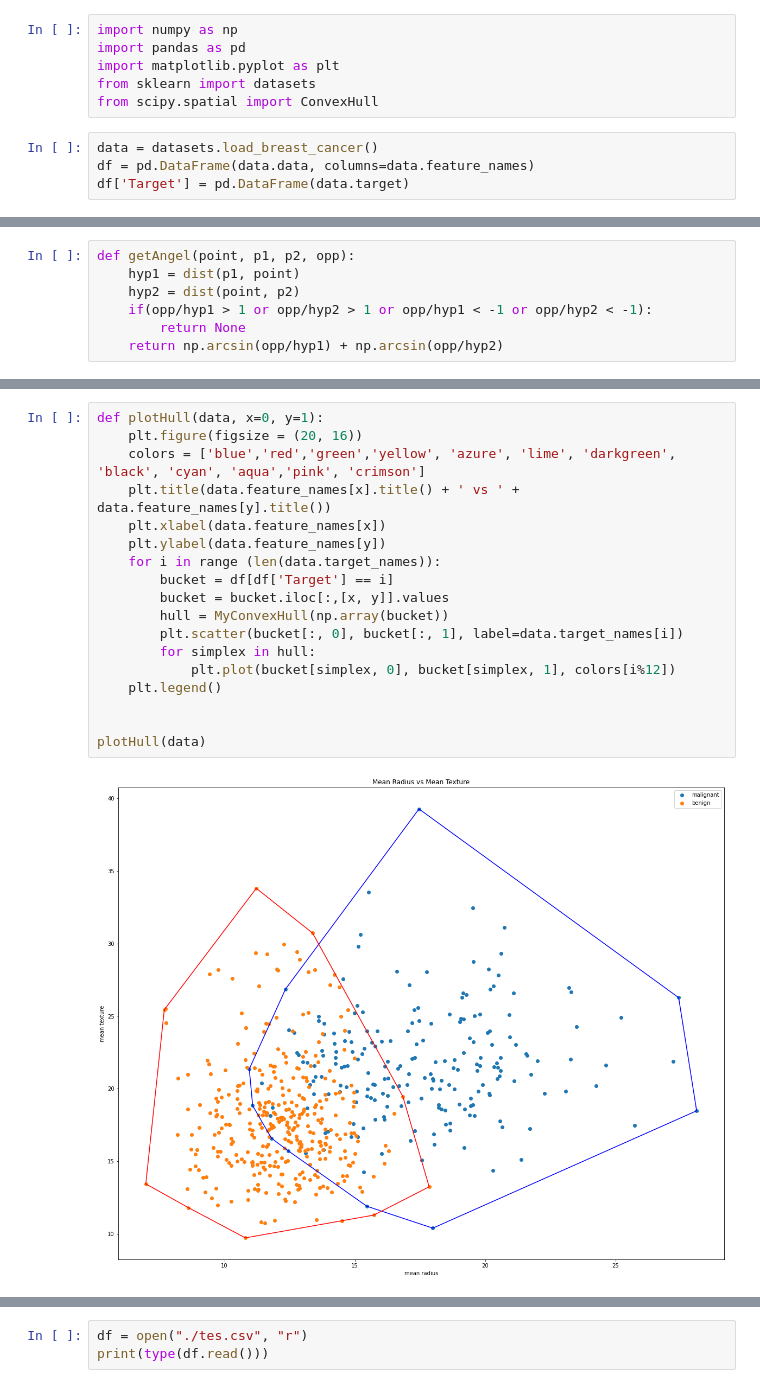
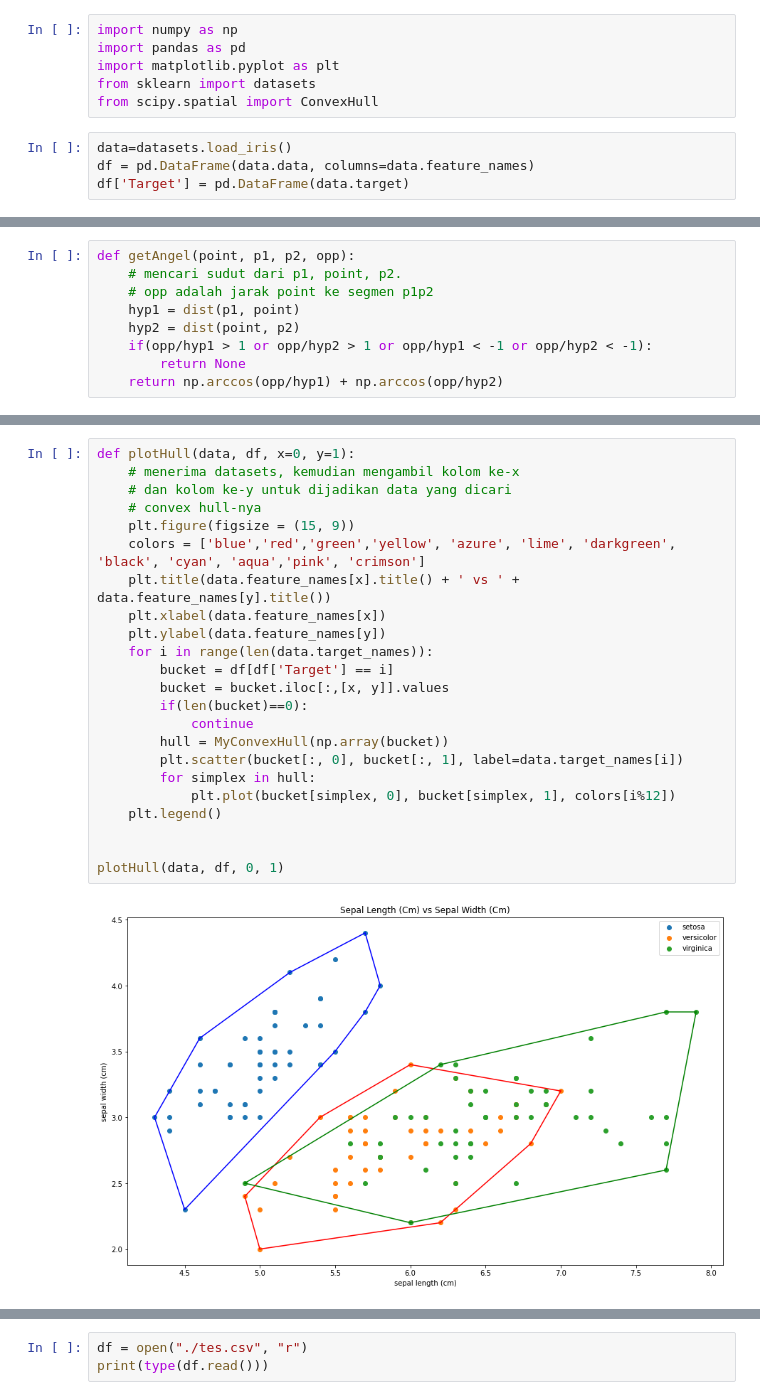
Before and after one commit to firizky29/convex-hull, a Jupyter notebook: src/build.ipynb, the cells around one changed output, grey strips where cells are left out. Saved outputs shown, nothing was run; the diff lists cells and outputs as text.

```diff
--- a/src/build.ipynb
+++ b/src/build.ipynb
@@ -5,6 +5,6 @@ import matplotlib.pyplot as plt
 from sklearn import datasets
 from scipy.spatial import ConvexHull
 # %%
-data = datasets.load_breast_cancer()
+data=datasets.load_iris()
 df = pd.DataFrame(data.data, columns=data.feature_names)
 df['Target'] = pd.DataFrame(data.target)
@@ -70,10 +89,12 @@ def dist(pt1, pt2):
     return np.hypot((x1-x2), (y1-y2))
 # %%
 def getAngel(point, p1, p2, opp):
+    # mencari sudut dari p1, point, p2.
+    # opp adalah jarak point ke segmen p1p2
     hyp1 = dist(p1, point)
     hyp2 = dist(point, p2)
     if(opp/hyp1 > 1 or opp/hyp2 > 1 or opp/hyp1 < -1 or opp/hyp2 < -1):
         return None
-    return np.arcsin(opp/hyp1) + np.arcsin(opp/hyp2)
+    return np.arccos(opp/hyp1) + np.arccos(opp/hyp2)
 # %%
 def mxNode(points, iter, p1, p2):
@@ -113,22 +142,27 @@ def MyConvexHull(points):
 
     return solutions
 # %%
-def plotHull(data, x=0, y=1):
-    plt.figure(figsize = (20, 16))
+def plotHull(data, df, x=0, y=1):
+    # menerima datasets, kemudian mengambil kolom ke-x
+    # dan kolom ke-y untuk dijadikan data yang dicari
+    # convex hull-nya
+    plt.figure(figsize = (15, 9))
     colors = ['blue','red','green','yellow', 'azure', 'lime', 'darkgreen', 'black', 'cyan', 'aqua','pink', 'crimson']
     plt.title(data.feature_names[x].title() + ' vs ' + data.feature_names[y].title())
     plt.xlabel(data.feature_names[x])
     plt.ylabel(data.feature_names[y])
-    for i in range (len(data.target_names)):
+    for i in range(len(data.target_names)):
         bucket = df[df['Target'] == i]
         bucket = bucket.iloc[:,[x, y]].values
+        if(len(bucket)==0):
+            continue
         hull = MyConvexHull(np.array(bucket))
         plt.scatter(bucket[:, 0], bucket[:, 1], label=data.target_names[i])
         for simplex in hull:
             plt.plot(bucket[simplex, 0], bucket[simplex, 1], colors[i%12])
     plt.legend()
 
 
-plotHull(data)
+plotHull(data, df, 0, 1)
 # %% [output]
-[figure, old version]
+[figure, new version]
```
Also changed, not shown: parts of 11 cells of this notebook, 2 other files.
